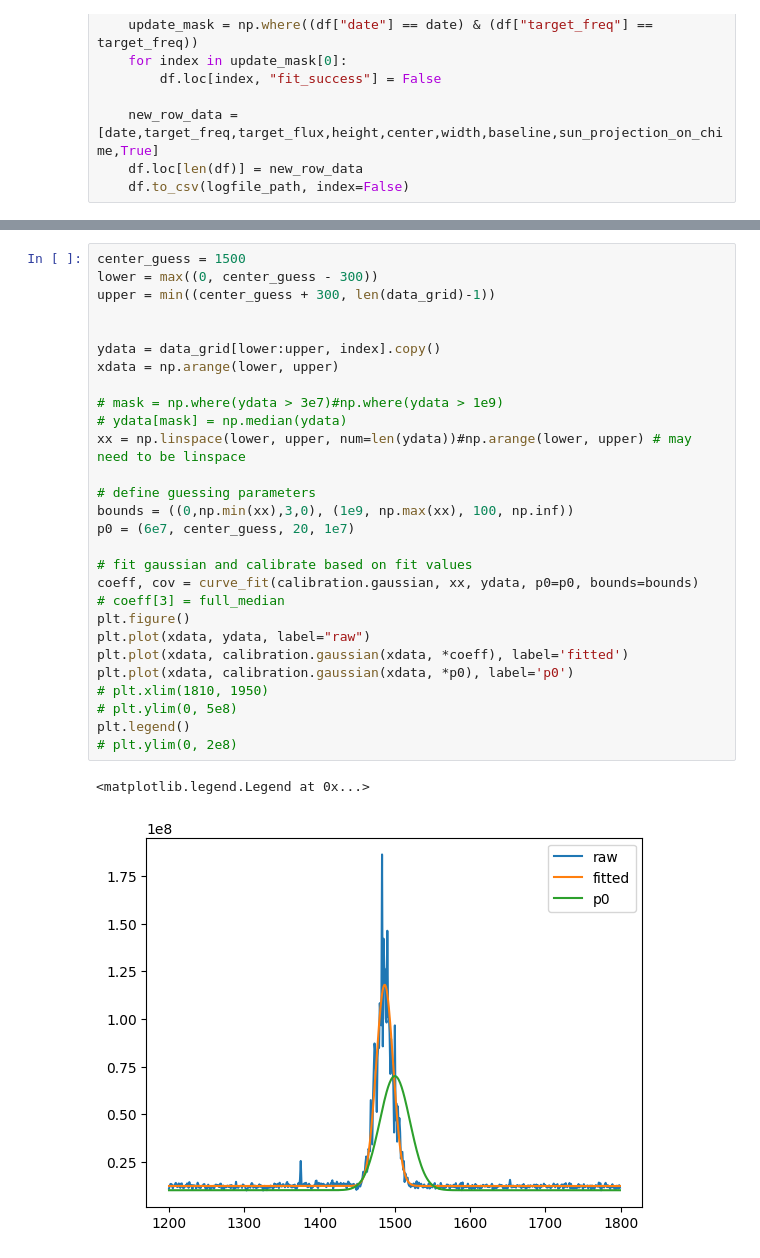
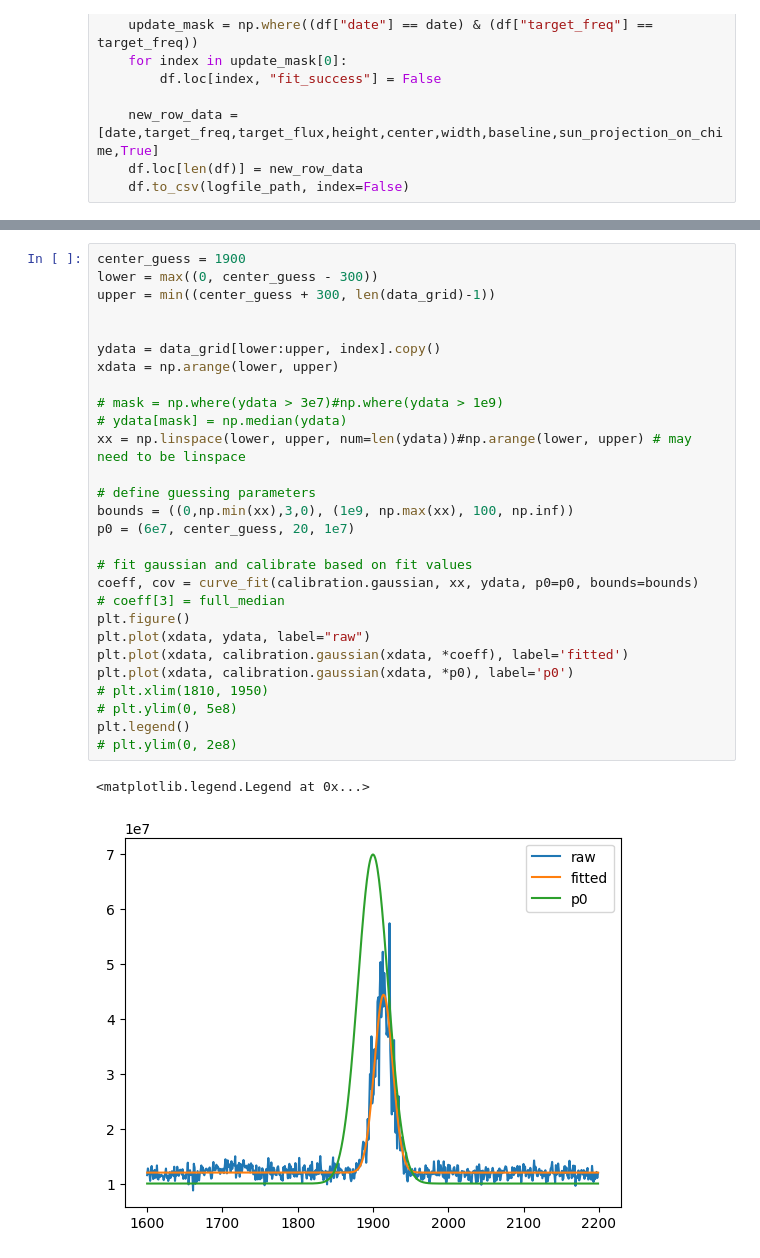
Before and after one commit to dbautista98/chime-reduction, a Jupyter notebook: notebooks/manual_calibration.ipynb, the cells around one changed output, grey strips where cells are left out. Cells and saved outputs as stored; diff of their text form.

```diff
--- a/notebooks/manual_calibration.ipynb
+++ b/notebooks/manual_calibration.ipynb
@@ -66,34 +69,34 @@ plt.ylim(0, 1e8)
 # %%
-center_guess = 1500
+center_guess = 1900
 lower = max((0, center_guess - 300))
 upper = min((center_guess + 300, len(data_grid)-1))
 
 
 ydata = data_grid[lower:upper, index].copy()
 xdata = np.arange(lower, upper)
 
 # mask = np.where(ydata > 3e7)#np.where(ydata > 1e9)
 # ydata[mask] = np.median(ydata)
 xx = np.linspace(lower, upper, num=len(ydata))#np.arange(lower, upper) # may need to be linspace
 
 # define guessing parameters
 bounds = ((0,np.min(xx),3,0), (1e9, np.max(xx), 100, np.inf))
 p0 = (6e7, center_guess, 20, 1e7)
 
 # fit gaussian and calibrate based on fit values
 coeff, cov = curve_fit(calibration.gaussian, xx, ydata, p0=p0, bounds=bounds)
 # coeff[3] = full_median
 plt.figure()
 plt.plot(xdata, ydata, label="raw")
 plt.plot(xdata, calibration.gaussian(xdata, *coeff), label='fitted')
 plt.plot(xdata, calibration.gaussian(xdata, *p0), label='p0')
 # plt.xlim(1810, 1950)
 # plt.ylim(0, 5e8)
 plt.legend()
 # plt.ylim(0, 2e8)
 # %% [output]
 <matplotlib.legend.Legend at 0x...>
-[figure, old version]
+[figure, new version]
 # %%
 height, center, width, baseline = coeff
 sun_df = pd.read_csv(f"/users/dbautist/CHIME_landing_directory/sunPosition/{date}_CHIME.csv")
```
Also changed, not shown: parts of 8 cells of this notebook, 1 other file.
